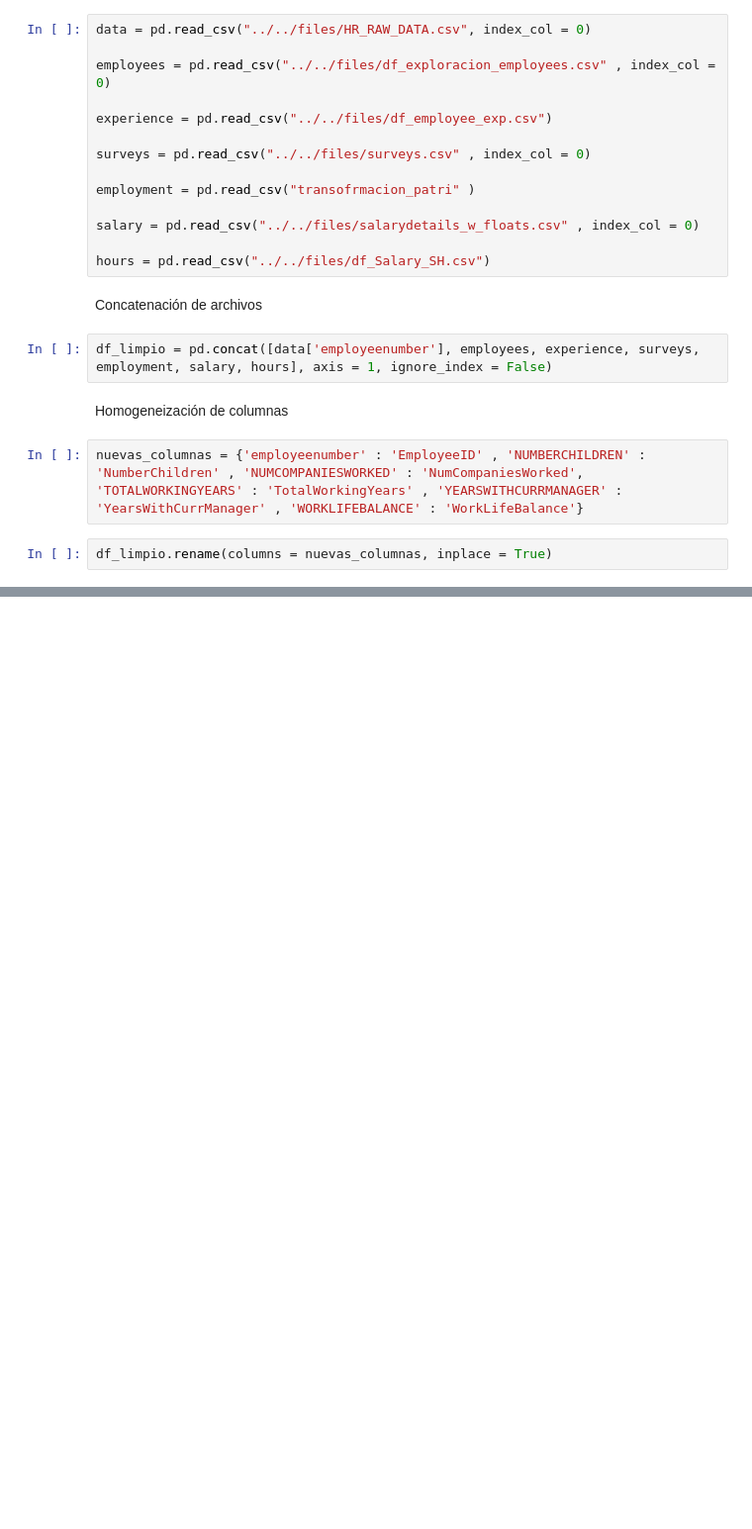
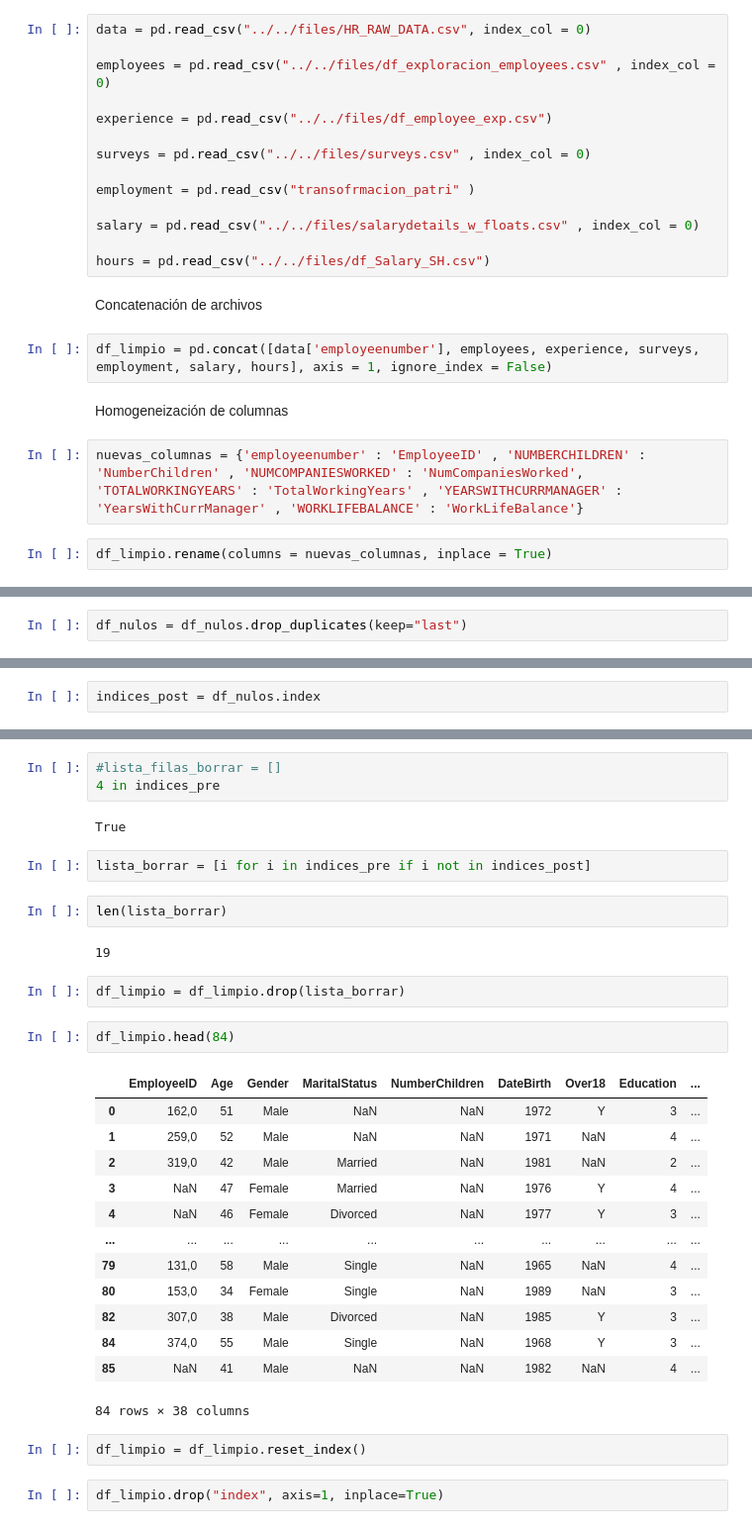
Before and after one commit to raquelmartinrodriguez/proyecto-da-promo-G-modulo-3-team-1, a Jupyter notebook: notebooks/02-transformation/nonull_and_duplicates.ipynb, the cells around one changed output, grey strips where cells are left out. Shown at 99% size. Saved outputs shown, nothing was run; the diff lists cells and outputs as text; blank space fills up the shorter version.

Commit message:
limpieza nulos y duplicados

```diff
--- a/notebooks/02-transformation/nonull_and_duplicates.ipynb
+++ b/notebooks/02-transformation/nonull_and_duplicates.ipynb
@@ -36,0 +64,2 @@ df_limpio.rename(columns = nuevas_columnas, inplace = True)
+# %%
+df_nulos = df_nulos.drop_duplicates(keep="last")
@@ -36,0 +70,2 @@ df_limpio.rename(columns = nuevas_columnas, inplace = True)
+# %%
+indices_post = df_nulos.index
@@ -36,0 +84,33 @@ df_limpio.rename(columns = nuevas_columnas, inplace = True)
+# %%
+#lista_filas_borrar = []
+4 in indices_pre
+# %% [output]
+True
+# %%
+lista_borrar = [i for i in indices_pre if i not in indices_post]
+# %%
+len(lista_borrar)
+# %% [output]
+19
+# %%
+df_limpio = df_limpio.drop(lista_borrar)
+# %%
+df_limpio.head(84)
+# %% [output]
+|  | EmployeeID | Age | Gender | MaritalStatus | NumberChildren | DateBirth | Over18 | Education | ... |
+| 0 | 162,0 | 51 | Male | NaN | NaN | 1972 | Y | 3 | ... |
+| 1 | 259,0 | 52 | Male | NaN | NaN | 1971 | NaN | 4 | ... |
+| 2 | 319,0 | 42 | Male | Married | NaN | 1981 | NaN | 2 | ... |
+| 3 | NaN | 47 | Female | Married | NaN | 1976 | Y | 4 | ... |
+| 4 | NaN | 46 | Female | Divorced | NaN | 1977 | Y | 3 | ... |
+| ... | ... | ... | ... | ... | ... | ... | ... | ... | ... |
+| 79 | 131,0 | 58 | Male | Single | NaN | 1965 | NaN | 4 | ... |
+| 80 | 153,0 | 34 | Female | Single | NaN | 1989 | NaN | 3 | ... |
+| 82 | 307,0 | 38 | Male | Divorced | NaN | 1985 | Y | 3 | ... |
+| 84 | 374,0 | 55 | Male | Single | NaN | 1968 | Y | 3 | ... |
+| 85 | NaN | 41 | Male | NaN | NaN | 1982 | NaN | 4 | ... |
+84 rows × 38 columns
+# %%
+df_limpio = df_limpio.reset_index()
+# %%
+df_limpio.drop("index", axis=1, inplace=True)
```
Also changed, not shown: parts of 19 cells of this notebook, 1 other file.
